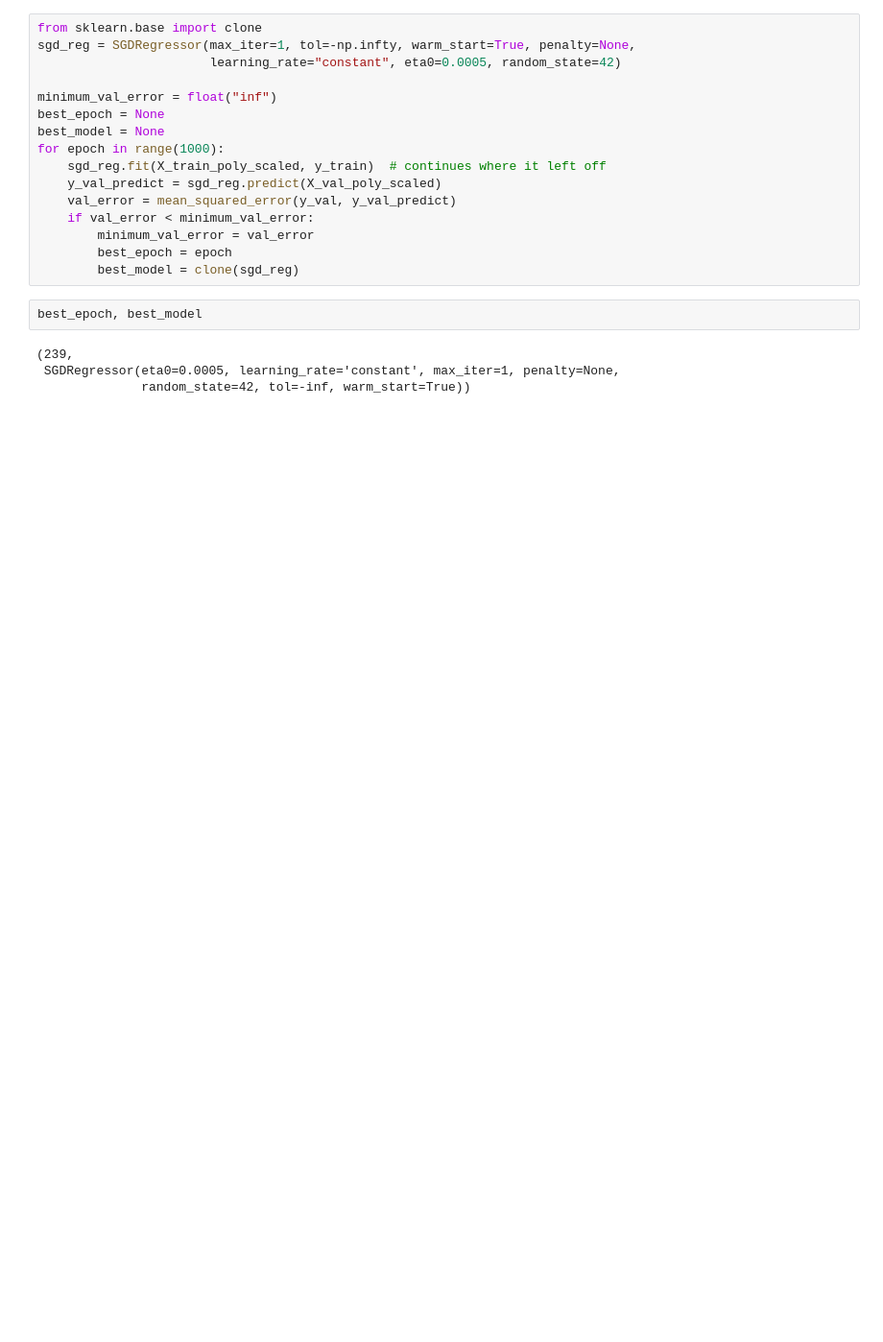
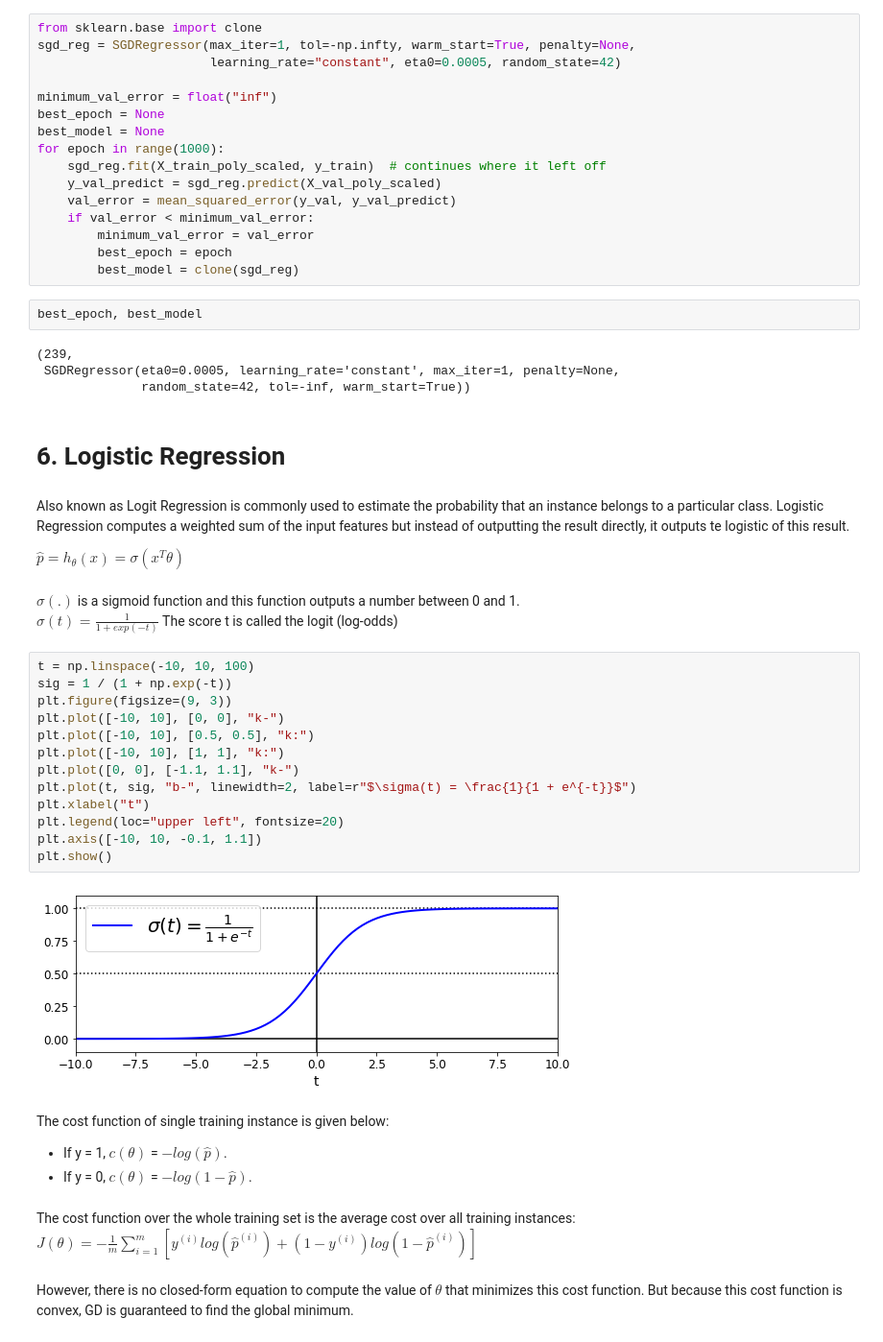
Before and after one commit to Joanna-Khek/Hands_On_ML, a Jupyter notebook: Chapter 4 - Training Models/training_models.ipynb, the cells around one changed output. Shown at 96% size. Saved outputs shown, nothing was run; the diff lists cells and outputs as text; blank space fills up the shorter version.

```diff
--- a/Chapter 4 - Training Models/training_models.ipynb
+++ b/Chapter 4 - Training Models/training_models.ipynb
@@ -413,3 +413,36 @@ best_epoch, best_model
 (239,
  SGDRegressor(eta0=0.0005, learning_rate='constant', max_iter=1, penalty=None,
               random_state=42, tol=-inf, warm_start=True))
+# %% [markdown]
+# 6. Logistic Regression
+# %% [markdown]
+Also known as Logit Regression is commonly used to estimate the probability that an instance belongs to a particular class. Logistic Regression computes a weighted sum of the input features but instead of outputting the result directly, it outputs te logistic of this result.
+
+$\hat{p} = h_{\theta}(x) = \sigma(x^{T}\theta)$
+# %% [markdown]
+$\sigma(.)$ is a sigmoid function and this function outputs a number between 0 and 1.
+$\sigma(t) = \frac{1}{1+ exp(-t)}$ The score t is called the logit (log-odds)
+# %%
+t = np.linspace(-10, 10, 100)
+sig = 1 / (1 + np.exp(-t))
+plt.figure(figsize=(9, 3))
+plt.plot([-10, 10], [0, 0], "k-")
+plt.plot([-10, 10], [0.5, 0.5], "k:")
+plt.plot([-10, 10], [1, 1], "k:")
+plt.plot([0, 0], [-1.1, 1.1], "k-")
+plt.plot(t, sig, "b-", linewidth=2, label=r"$\sigma(t) = \frac{1}{1 + e^{-t}}$")
+plt.xlabel("t")
+plt.legend(loc="upper left", fontsize=20)
+plt.axis([-10, 10, -0.1, 1.1])
+plt.show()
+# %% [output]
+[figure, added]
+# %% [markdown]
+The cost function of single training instance is given below:
+- If y = 1, $c(\theta)$ = $-log(\hat{p})$.
+- If y = 0, $c(\theta)$ = $-log(1 - \hat{p})$.
+# %% [markdown]
+The cost function over the whole training set is the average cost over all training instances:
+$J(\theta) = -\frac{1}{m}\sum_{i=1}^m [y^{(i)}log(\hat{p}^{(i)}) + (1-y^{(i)})log(1-\hat{p}^{(i)})]$
+# %% [markdown]
+However, there is no closed-form equation to compute the value of $\theta$ that minimizes this cost function. But because this cost function is convex, GD is guaranteed to find the global minimum.
```
Also changed, not shown: parts of 66 cells of this notebook.
